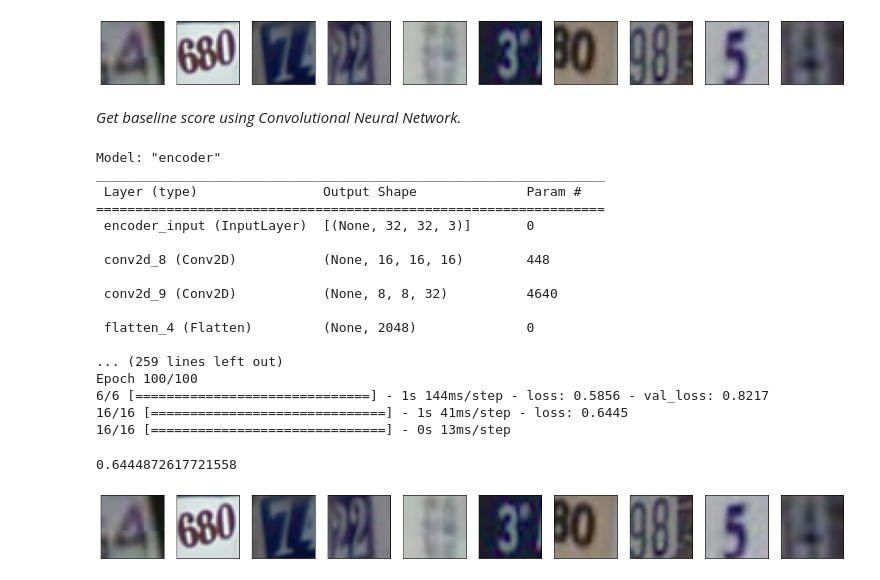
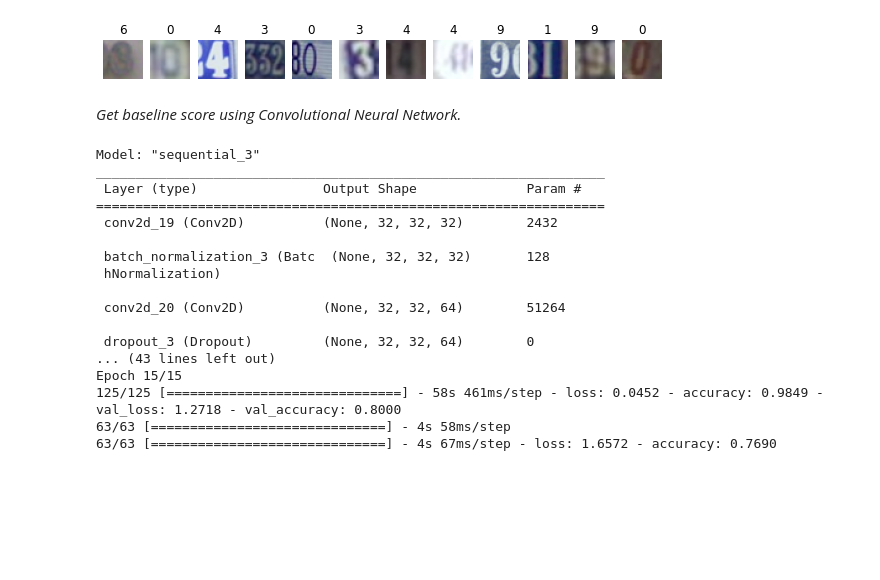
Before and after one commit to erikaguti/Deep_Learning_Term_Paper, a Jupyter notebook: svhn.ipynb, the cells around one changed output. Saved outputs shown, nothing was run; the diff lists cells and outputs as text; code cells hidden in the pictures; blank space fills up the shorter version.

```diff
--- a/svhn.ipynb
+++ b/svhn.ipynb
@@ -19,17 +20,29 @@ data_dict = svhn_train_obj.load()
 data_dict_test = svhn_test_obj.load()
 # %%
 # set sample size
-sample_size = 500
-test_sample_size = 500
+test_ratio = 0.2
+sample_size = 10000
+test_sample_size = int(sample_size * test_ratio)
 
 # create clean dataset
-svhn_sampled = data_dict['svhn_img'][:sample_size]
-svhn_test_sampled = data_dict_test['svhn_img'][:test_sample_size]
+svhn_sampled = random.sample(data_dict['svhn_img'], sample_size)
+svhn_test_sampled = random.sample(data_dict_test['svhn_img'], test_sample_size)
-# %%
-# show 10 images
-SVHN.display(svhn_sampled)
-# %% [output]
-[figure, removed]
+# %%
+# show 10 images
+X = [item['image'] for item in svhn_sampled]
+y = [item['label'] for item in svhn_sampled]
+
+X_test = [item['image'] for item in svhn_test_sampled]
+y_test = [item['label'] for item in svhn_test_sampled]
+
+figure, ax = plt.subplots(1, 12, figsize=(10,3))
+for i in range(12):
+    index = np.random.randint(len(X))
+    ax[i].set_axis_off()
+    ax[i].imshow(X[index])
+    ax[i].set_title(np.array(y)[index])
+# %% [output]
+[figure, added]
 # %% [markdown]
 *Get baseline score using  Convolutional Neural Network.*
 # %%
@@ -38,31 +51,26 @@ from Model.model import CNN
 importlib.reload(sys.modules['Model.model'])
 from Model.model import CNN
 
-# get baseline score
-X = [item['image'] for item in svhn_sampled]
-y = [item['label'] for item in svhn_sampled]
-
-X_test = [item['image'] for item in svhn_test_sampled]
-y_test = [item['label'] for item in svhn_test_sampled]
-
+# run model
 cnn = CNN(X, X_test, y, y_test)
 
-history, score, predictions = cnn.model(X, X_test, y, y_test)
+# get baseline score
+history, loss, acc, predictions = cnn.model(X, X_test, y, y_test)
 # %% [output]
-Model: "encoder"
+Model: "sequential_3"
 _________________________________________________________________
  Layer (type)                Output Shape              Param #
 =================================================================
- encoder_input (InputLayer)  [(None, 32, 32, 3)]       0
+ conv2d_19 (Conv2D)          (None, 32, 32, 32)        2432
 
- conv2d_8 (Conv2D)           (None, 16, 16, 16)        448
+ batch_normalization_3 (Batc  (None, 32, 32, 32)       128
+ hNormalization)
 
- conv2d_9 (Conv2D)           (None, 8, 8, 32)          4640
+ conv2d_20 (Conv2D)          (None, 32, 32, 64)        51264
 
- flatten_4 (Flatten)         (None, 2048)              0
-
-... (259 lines left out)
-Epoch 100/100
-6/6 [==============================] - 1s 144ms/step - loss: 0.5856 - val_loss: 0.8217
-16/16 [==============================] - 1s 41ms/step - loss: 0.6445
-16/16 [==============================] - 0s 13ms/step
+ dropout_3 (Dropout)         (None, 32, 32, 64)        0
+... (43 lines left out)
+Epoch 15/15
+125/125 [==============================] - 58s 461ms/step - loss: 0.0452 - accuracy: 0.9849 - val_loss: 1.2718 - val_accuracy: 0.8000
+63/63 [==============================] - 4s 58ms/step
+63/63 [==============================] - 4s 67ms/step - loss: 1.6572 - accuracy: 0.7690
@@ -78,9 +76,0 @@ Epoch 100/100
-# %%
-# score
-score
-# %% [output]
-0.6444872617721558
-# %%
-SVHN.display(X)
-# %% [output]
-[figure, removed]
```
Also changed, not shown: parts of 17 cells of this notebook.
